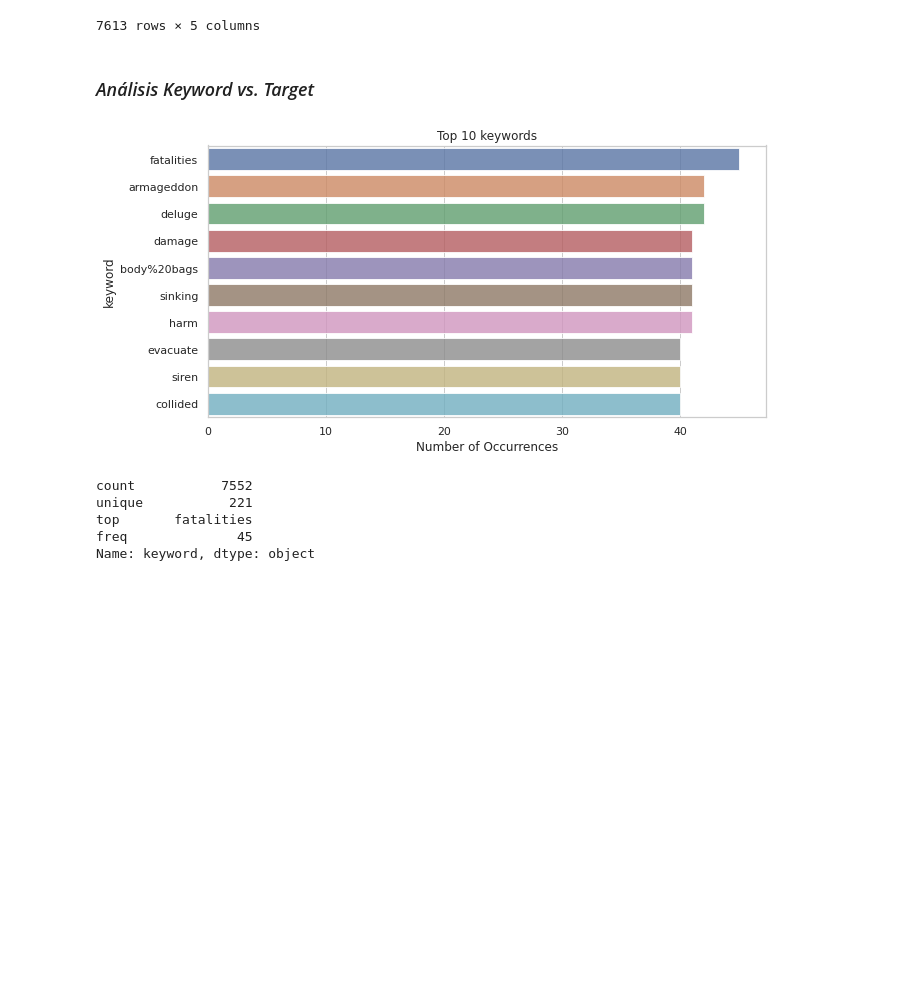
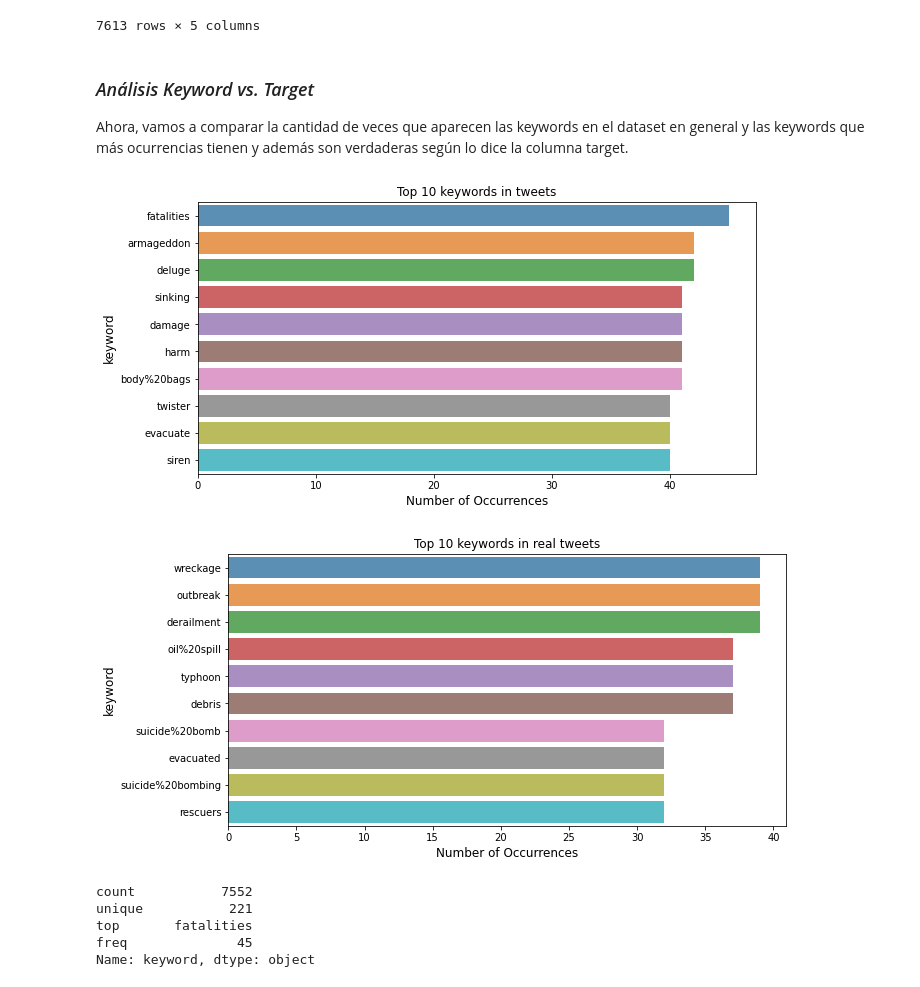
Before and after one commit to grettynazario/TP1-orgaDatos, a Jupyter notebook: TP1.ipynb, the cells around one changed output. Cells and saved outputs as stored; diff of their text form; code cells hidden in the pictures; blank space fills up the shorter version.

Commit message:
Agrego dos visualizaciones: top 10 keywords de tweets en general y de tweets que sabemos que son reales

```diff
--- a/TP1.ipynb
+++ b/TP1.ipynb
@@ -103,19 +101,35 @@ train
 | 7611 | 10872 | NaN | NaN | Police investigating after an e-b... | 1 |
 | 7612 | 10873 | NaN | NaN | The Latest: More Homes Razed by N... | 1 |
 7613 rows × 5 columns
-# %% [markdown]
-### *Análisis Keyword vs. Target*
+# %% [markdown]
+### *Análisis Keyword vs. Target*
+
+Ahora, vamos a comparar la cantidad de veces que aparecen las keywords en el dataset en general y las keywords que más ocurrencias tienen y además son verdaderas según lo dice la columna target.
 # %%
 accident_count  = train['keyword'].value_counts()
 accident_count = accident_count[:10,]
 plt.figure(figsize=(10,5))
 sns.barplot(accident_count.values, accident_count.index, alpha=0.8)
-plt.title('Top 10 keywords')
+plt.title('Top 10 keywords in tweets')
 plt.xlabel('Number of Occurrences', fontsize=12)
 plt.ylabel('keyword', fontsize=12)
 plt.show()
+
+#Me quedo sólo con los tweets marcados como verdaderos
+real_tweets = train[train.target == 1]
+real_tweets.head()
+
+accident_count_real  = real_tweets['keyword'].value_counts()
+accident_count_real = accident_count_real[:10,]
+plt.figure(figsize=(10,5))
+sns.barplot(accident_count_real.values, accident_count_real.index, alpha=0.8)
+plt.title('Top 10 keywords in real tweets')
+plt.xlabel('Number of Occurrences', fontsize=12)
+plt.ylabel('keyword', fontsize=12)
+plt.show()
 # %% [output]
-[figure, old version]
+[figure, new version]
+[figure, added]
 # %%
 train['keyword'].describe()
 # %% [output]
```
Also changed, not shown: parts of 4 cells of this notebook.
